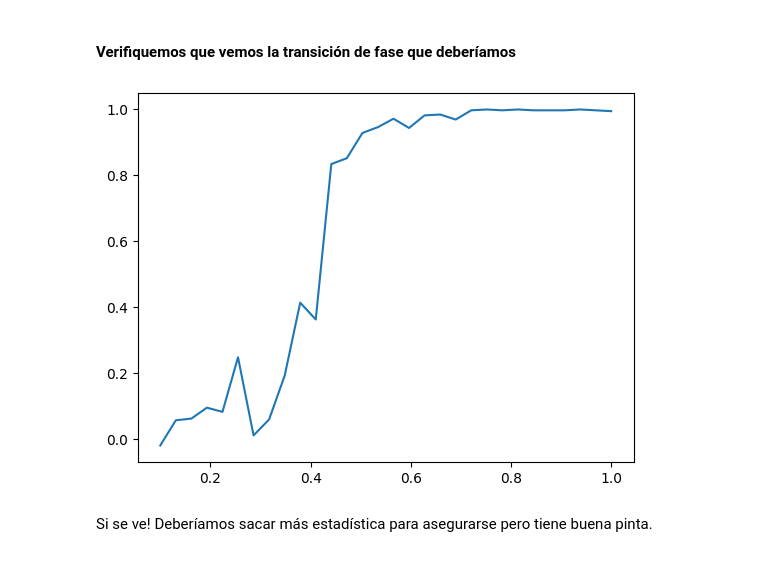
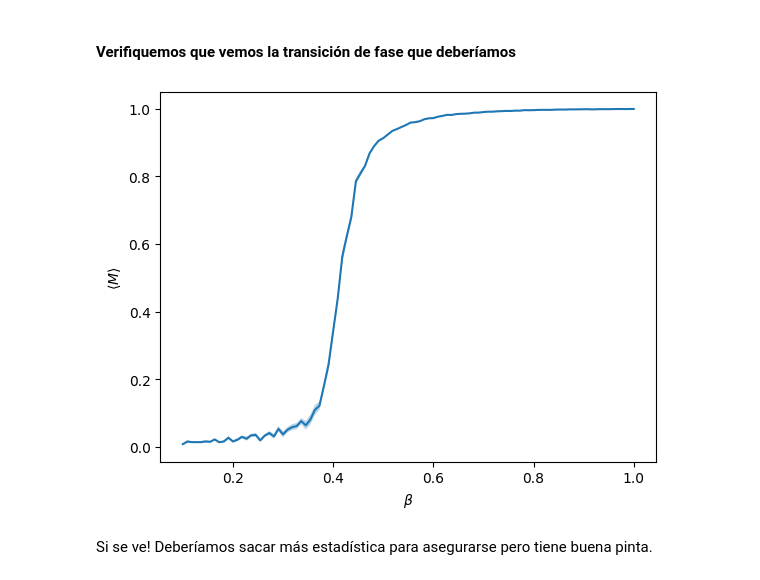
Before and after one commit to Miguel-Escobar/lab-3-estocastica, a Jupyter notebook: entrega.ipynb, the cells around one changed output. Saved outputs shown, nothing was run; the diff lists cells and outputs as text; code cells hidden in the pictures.

```diff
--- a/entrega.ipynb
+++ b/entrega.ipynb
@@ -35,21 +64,30 @@ if __name__ == "__main__":
 # %% [markdown]
 #### Verifiquemos que vemos la transición de fase que deberíamos
 # %%
-def magnetización(estados):
-    return np.mean(estados[1:(N-1), 1:(N-1)])
+def grado_de_magnetización(estados):
+    return np.abs(np.mean(estados[1:(N-1), 1:(N-1)]))
 
-beta_sweep = np.linspace(0.1, 1, 30)
+beta_sweep = np.linspace(0.1, 1, 100)
+n_realizations = 10
 magnetizaciones = []
+std_magnetizaciones = []
 
-for beta in beta_sweep:
-    state = isingMH(N, beta, nf, x0)
-    magnetizaciones.append(magnetización(state))
+for beta in tqdm(beta_sweep):
+    realizations = []
+    for _ in range(n_realizations):
+        state = c.isingMH(N, beta, nf, x0)
+        realizations.append(grado_de_magnetización(state))
+    magnetizaciones.append(np.mean(realizations))
+    std_magnetizaciones.append(np.std(realizations)/np.sqrt(n_realizations))
-# %%
-plt.clf()
-plt.plot(beta_sweep, magnetizaciones)
-plt.show()
-# %% [output]
-[figure, removed]
+# %%
+plt.clf()
+plt.plot(beta_sweep, magnetizaciones)
+plt.fill_between(beta_sweep, np.array(magnetizaciones) - np.array(std_magnetizaciones), np.array(magnetizaciones) + np.array(std_magnetizaciones), alpha=0.3)
+plt.xlabel(r"$\beta$")
+plt.ylabel(r"$\langle M \rangle$")
+plt.show()
+# %% [output]
+[figure, added]
 # %% [markdown]
 Si se ve! Deberíamos sacar más estadística para asegurarse pero tiene buena pinta.
 # %% [markdown]
```
Also changed, not shown: parts of 1 cell of this notebook, 6 other files.
